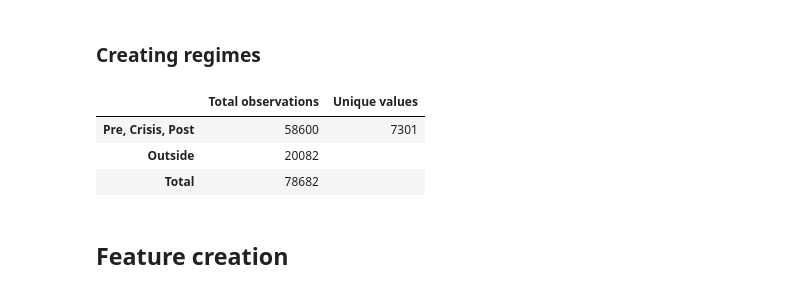
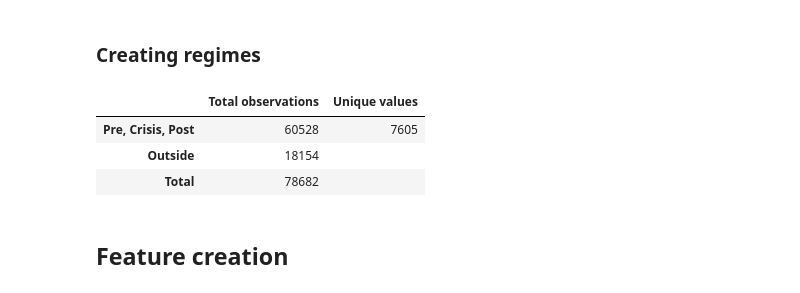
Before and after one commit to jonasstuds-gaard/master-thesis, a Jupyter notebook: Master Thesis/test.ipynb, the cells around one changed output. Saved outputs shown, nothing was run; the diff lists cells and outputs as text; code cells hidden in the pictures.

```diff
--- a/Master Thesis/test.ipynb
+++ b/Master Thesis/test.ipynb
@@ -90,36 +90,36 @@ memory usage: 13.2+ MB
 # %%
 df_model_1= original_dataset.copy()
 
 df_model_1["regime"] = "outside"
 
-df_model_1.loc[(df_model_1["year"] >= 2003) & (df_model_1["year"] <= 2007), "regime"] = "pre_crisis"
-df_model_1 .loc[(df_model_1["year"] >= 2008) & (df_model_1["year"] <= 2010), "regime"] = "crisis"
-df_model_1.loc[(df_model_1["year"] >= 2011) & (df_model_1["year"] <= 2018), "regime"] = "post_crisis"
+df_model_1.loc[(df_model_1["year"] >= 2002) & (df_model_1["year"] <= 2006), "regime"] = "pre_crisis"
+df_model_1 .loc[(df_model_1["year"] >= 2007) & (df_model_1["year"] <= 2009), "regime"] = "crisis"
+df_model_1.loc[(df_model_1["year"] >= 2010) & (df_model_1["year"] <= 2017), "regime"] = "post_crisis"
 
 df_model_1["regime"].value_counts()
 
 # The three regimes
 df_filtered = df_model_1[df_model_1["regime"].isin(["pre_crisis", "crisis", "post_crisis"])]
 
 unique_values = df_filtered["company_name"].nunique()
 total_observations= df_filtered.shape[0]
 
 # OUTSIDE
 df_filtered_outside = df_model_1[df_model_1["regime"].isin(["outside"])]
 
 total_observations_outside= df_filtered_outside.shape[0]
 
 summary = pd.DataFrame({
     "Total observations": [total_observations, total_observations_outside,total_observations + total_observations_outside],
     "Unique values": [unique_values,"",""]
 
 },index=["Pre, Crisis, Post","Outside", "Total"])
 
 summary
 # %% [output]
 |  | Total observations | Unique values |
-| Pre, Crisis, Post | 58600 | 7301 |
-| Outside | 20082 |  |
+| Pre, Crisis, Post | 60528 | 7605 |
+| Outside | 18154 |  |
 | Total | 78682 |  |
 # %% [markdown]
 ## Feature creation
```
Also changed, not shown: parts of 40 cells of this notebook, 11 other files.
